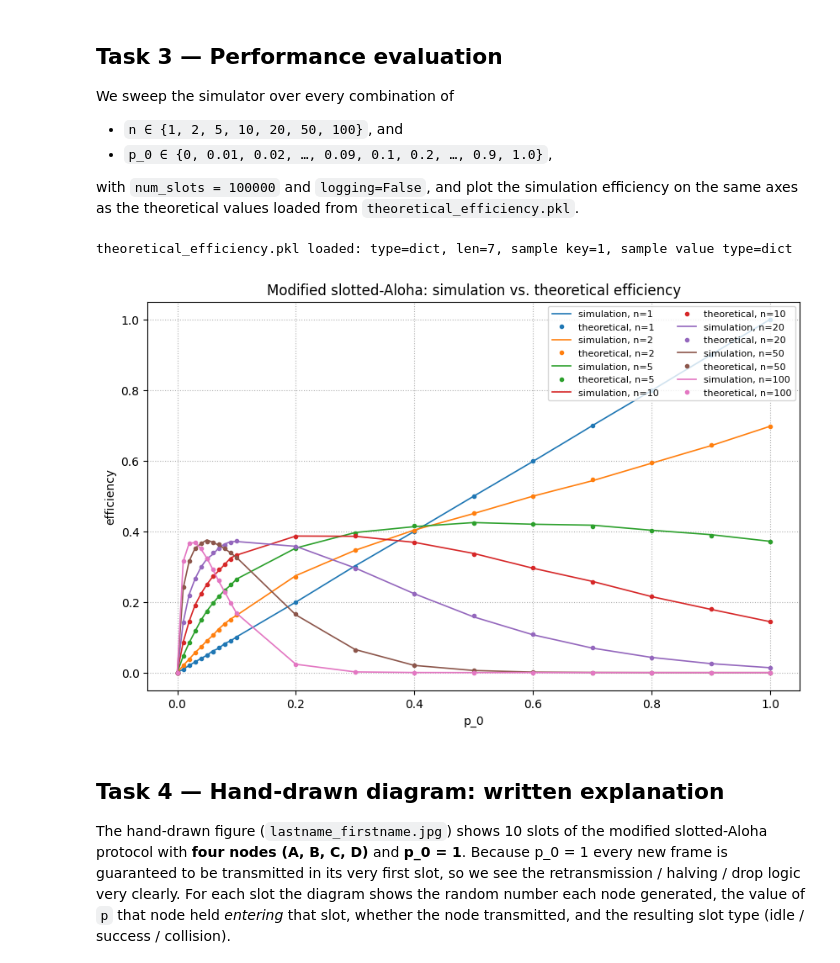
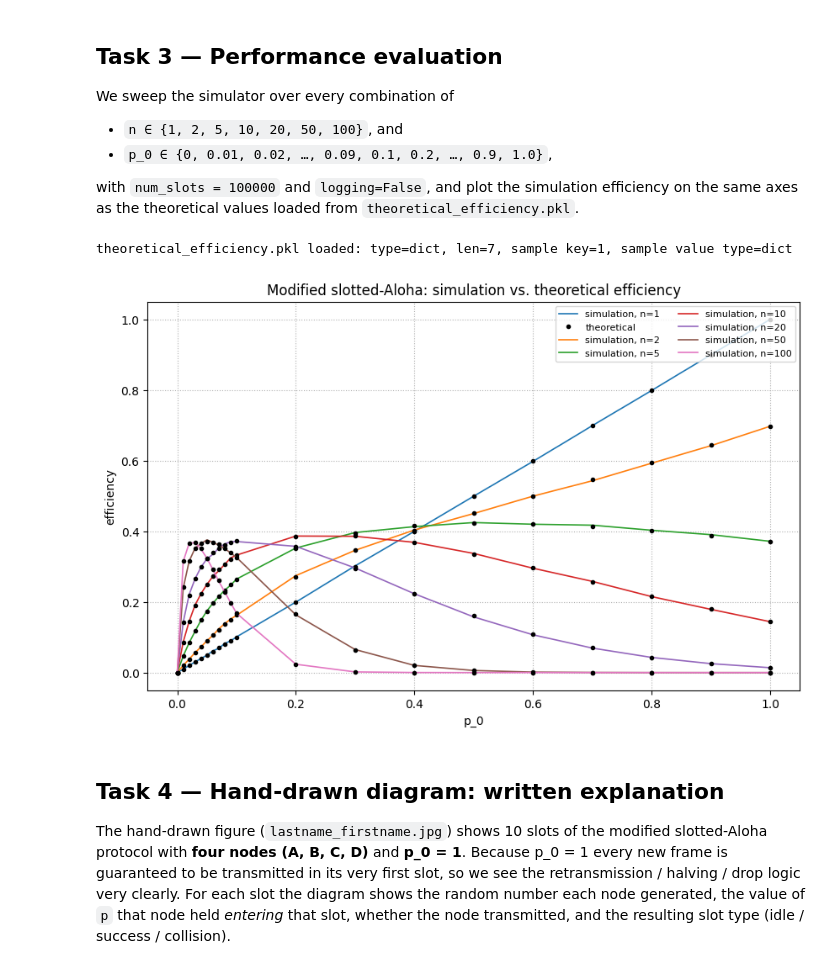
Before and after one commit to duisenbekovayan/ass3, a Jupyter notebook: lastname_firstname.ipynb, the cells around one changed output. Drawn from its saved outputs; the diff is of its cells as text; code cells hidden in the pictures.

Commit message:
Task 3 plot: theoretical dots in black, single legend entry
Co-authored-by: duisenbekovayan <duisenbekovayan@users.noreply.github.com>

```diff
--- a/lastname_firstname.ipynb
+++ b/lastname_firstname.ipynb
@@ -213,35 +213,38 @@ def get_theoretical(n, p):
                 return None
             if hasattr(sub, '__len__') and len(sub) == len(p_values):
                 return sub[p_values.index(p)]
             return None
     return None
 
 
 plt.figure(figsize=(10, 6))
 colors = ['tab:blue', 'tab:orange', 'tab:green', 'tab:red',
           'tab:purple', 'tab:brown', 'tab:pink']
 
+theoretical_label_used = False
 for color, n in zip(colors, n_values):
     plt.plot(p_values, sim_efficiency[n], linestyle='-', linewidth=1.2,
              color=color, label=f'simulation, n={n}')
     if theoretical_raw is not None:
         theo = [get_theoretical(n, p) for p in p_values]
         if all(v is not None for v in theo):
+            label = 'theoretical' if not theoretical_label_used else None
             plt.plot(p_values, theo, marker='o', linestyle='None',
-                     markersize=3, color=color, label=f'theoretical, n={n}')
+                     markersize=3, color='black', label=label)
+            theoretical_label_used = True
         else:
             print(f'Could not match theoretical values for n={n}; '
                   'check the pickle structure.')
 
 plt.xlabel('p_0')
 plt.ylabel('efficiency')
 plt.title('Modified slotted-Aloha: simulation vs. theoretical efficiency')
 plt.grid(True, linestyle=':')
 plt.legend(loc='upper right', fontsize=8, ncol=2)
 plt.show()
 # %% [output]
 theoretical_efficiency.pkl loaded: type=dict, len=7, sample key=1, sample value type=dict
-[figure, old version]
+[figure, new version]
 # %% [markdown]
 ## Task 4 — Hand-drawn diagram: written explanation
 
```
